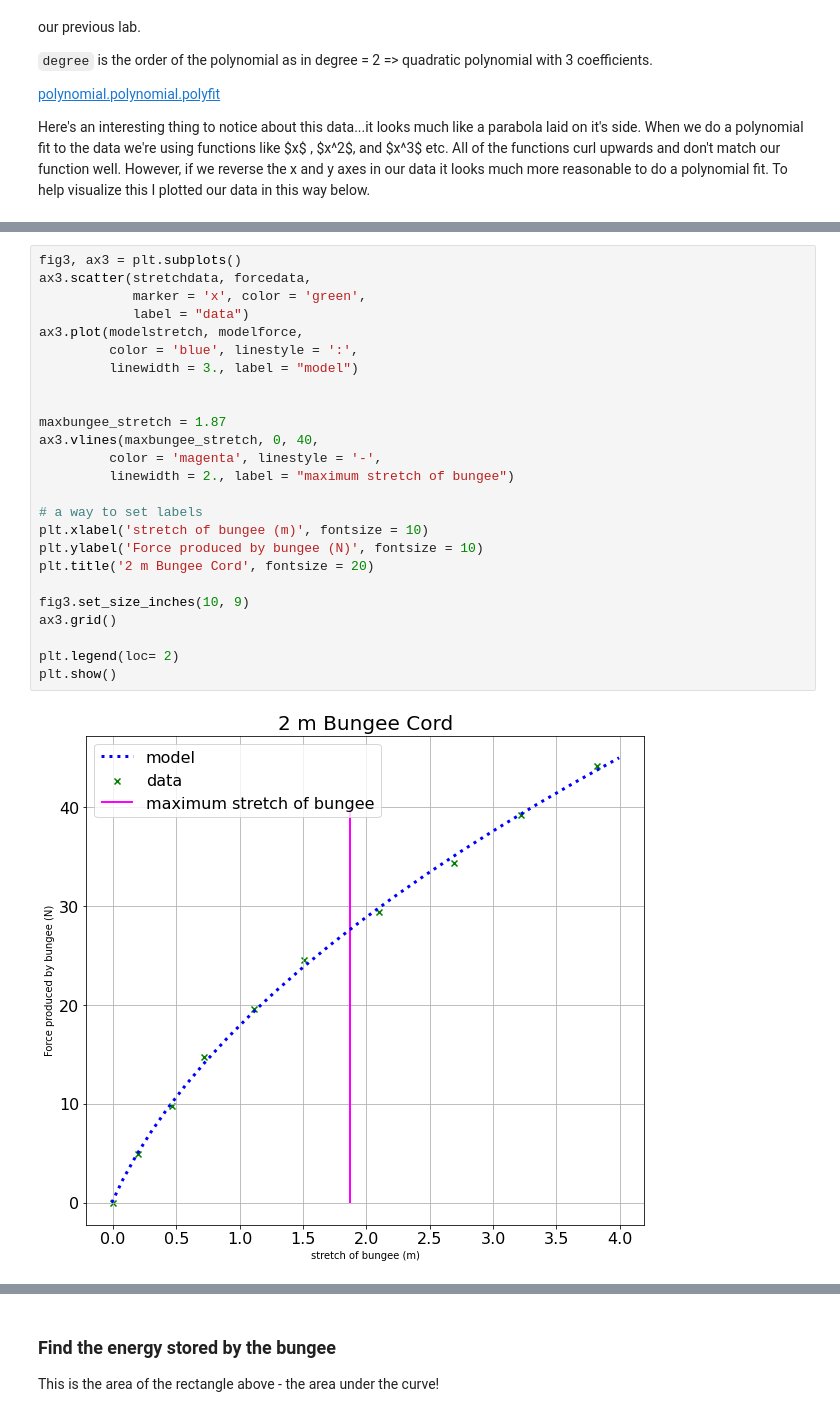
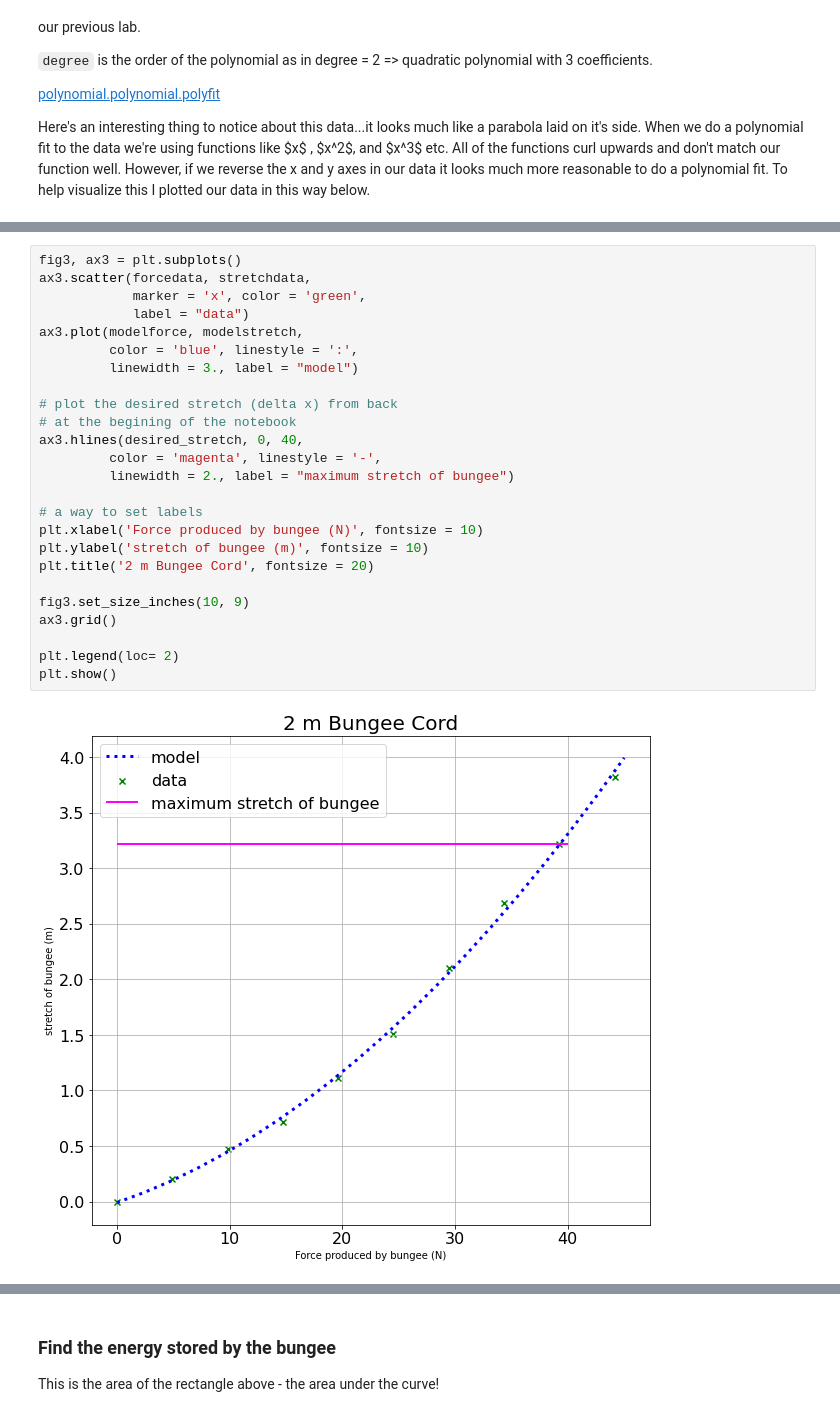
Before and after one commit to smithrockmaker/PH211, a Jupyter notebook: BungeeDropLab.ipynb, the cells around one changed output, grey strips where cells are left out. Drawn from its saved outputs; the diff is of its cells as text.

Commit message:
BungeeII lab

```diff
--- a/BungeeDropLab.ipynb
+++ b/BungeeDropLab.ipynb
@@ -191,27 +215,27 @@ Just like we've done previously with different labels. Once I have my model data
 # %%
 fig3, ax3 = plt.subplots()
-ax3.scatter(stretchdata, forcedata,
+ax3.scatter(forcedata, stretchdata,
             marker = 'x', color = 'green',
             label = "data")
-ax3.plot(modelstretch, modelforce,
+ax3.plot(modelforce, modelstretch,
          color = 'blue', linestyle = ':',
          linewidth = 3., label = "model")
 
-
-maxbungee_stretch = 1.87
-ax3.vlines(maxbungee_stretch, 0, 40,
+# plot the desired stretch (delta x) from back
+# at the begining of the notebook
+ax3.hlines(desired_stretch, 0, 40,
          color = 'magenta', linestyle = '-',
          linewidth = 2., label = "maximum stretch of bungee")
 
 # a way to set labels
-plt.xlabel('stretch of bungee (m)', fontsize = 10)
-plt.ylabel('Force produced by bungee (N)', fontsize = 10)
+plt.xlabel('Force produced by bungee (N)', fontsize = 10)
+plt.ylabel('stretch of bungee (m)', fontsize = 10)
 plt.title('2 m Bungee Cord', fontsize = 20)
 
 fig3.set_size_inches(10, 9)
 ax3.grid()
 
 plt.legend(loc= 2)
 plt.show()
 # %% [output]
-[figure, old version]
+[figure, new version]
```
Also changed, not shown: parts of 35 cells of this notebook.
